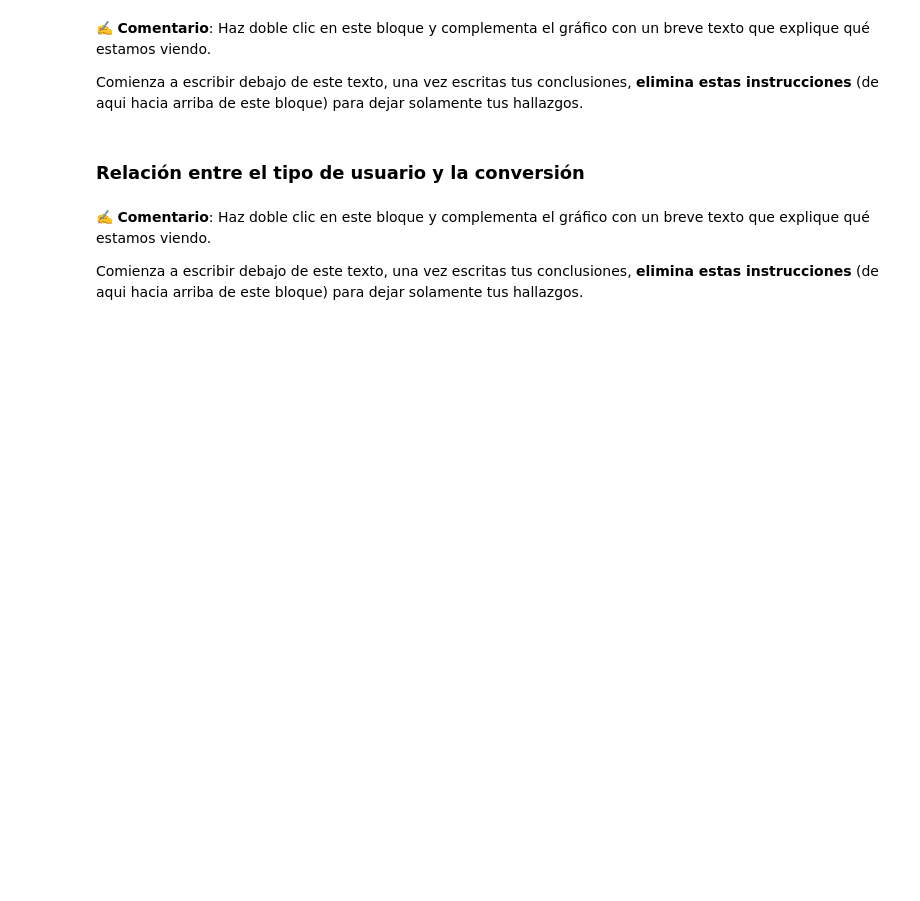
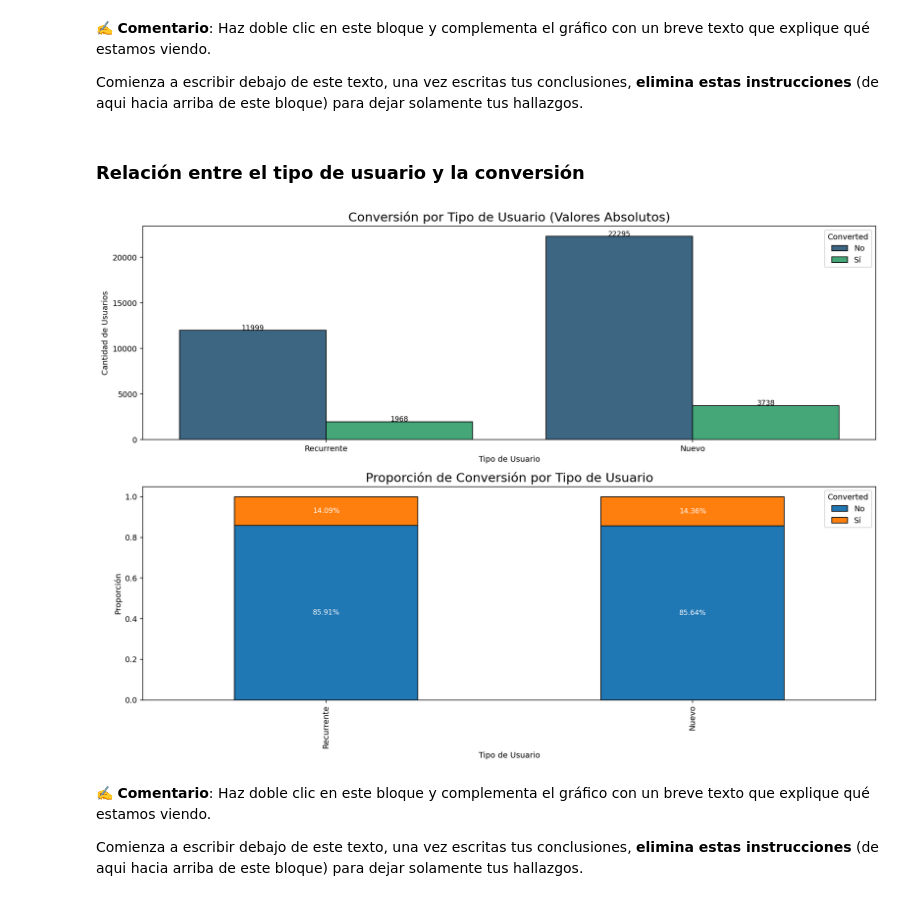
Before and after one commit to FithoGerardo/ab_experiment_landing_page, a Jupyter notebook: notebooks/ab_experiment_landing_page-gerardo_olmedo.ipynb, the cells around one changed output. Drawn from its saved outputs; the diff is of its cells as text; code cells hidden in the pictures; blank space fills up the shorter version.

```diff
--- a/notebooks/ab_experiment_landing_page-gerardo_olmedo.ipynb
+++ b/notebooks/ab_experiment_landing_page-gerardo_olmedo.ipynb
@@ -692,6 +762,77 @@ Comienza a escribir debajo de este texto, una vez escritas tus conclusiones, **e
 Comienza a escribir debajo de este texto, una vez escritas tus conclusiones, **elimina estas instrucciones** (de aqui hacia arriba de este bloque) para dejar solamente tus hallazgos.
 # %% [markdown]
 ### Relación entre el tipo de usuario y la conversión
+# %%
+orden2 = ['Recurrente', 'Nuevo']
+
+fig, axes = plt.subplots(2, 1, figsize=(14, 10), dpi=140)
+
+# --- Gráfico 1: Valores absolutos ---
+sns.countplot(
+    x='user_type',
+    data=dfc,
+    hue='converted',
+    order=orden2,
+    ax=axes[0],
+    palette='viridis',
+    edgecolor='black'
+)
+
+axes[0].set_title('Conversión por Tipo de Usuario (Valores Absolutos)', fontsize=16)
+axes[0].set_xlabel('Tipo de Usuario')
+axes[0].set_ylabel('Cantidad de Usuarios')
+axes[0].legend(title='Converted', labels=['No', 'Sí'])
+
+# etiquetas
+for bar in axes[0].patches:
+    height = bar.get_height()
+    if height > 0:
+        axes[0].text(
+            bar.get_x() + bar.get_width()/2,
+            height + 10,
+            f'{int(height)}',
+            ha='center',
+            fontsize=9
+        )
+
+# --- Gráfico 2: proporciones ---
+tabla_pct = pd.crosstab(dfc['user_type'], dfc['converted'], normalize='index')
+
+# reordenar filas
+tabla_pct = tabla_pct.reindex(orden2)
+
+tabla_pct.plot(
+    kind='bar',
+    stacked=True,
+    ax=axes[1],
+    edgecolor='black'
+)
+
+axes[1].set_title('Proporción de Conversión por Tipo de Usuario', fontsize=16)
+axes[1].set_xlabel('Tipo de Usuario')
+axes[1].set_ylabel('Proporción')
+axes[1].legend(title='Converted', labels=['No', 'Sí'])
+
+# etiquetas %
+for p in axes[1].patches:
+    width, height = p.get_width(), p.get_height()
+    x, y = p.get_xy()
+    if height > 0:
+        axes[1].text(
+            x + width/2,
+            y + height/2,
+            f'{height:.2%}',
+            ha='center',
+            va='center',
+            color='white',
+            fontsize=9
+        )
+
+plt.tight_layout()
+plt.savefig('conversion_proporcion_x_tipo_usuario.png')
+plt.show()
+# %% [output]
+[figure, added]
 # %% [markdown]
 ✍️ **Comentario**: Haz doble clic en este bloque y complementa el gráfico con un breve texto que explique qué estamos viendo.
 
```
Also changed, not shown: parts of 2 cells of this notebook.
